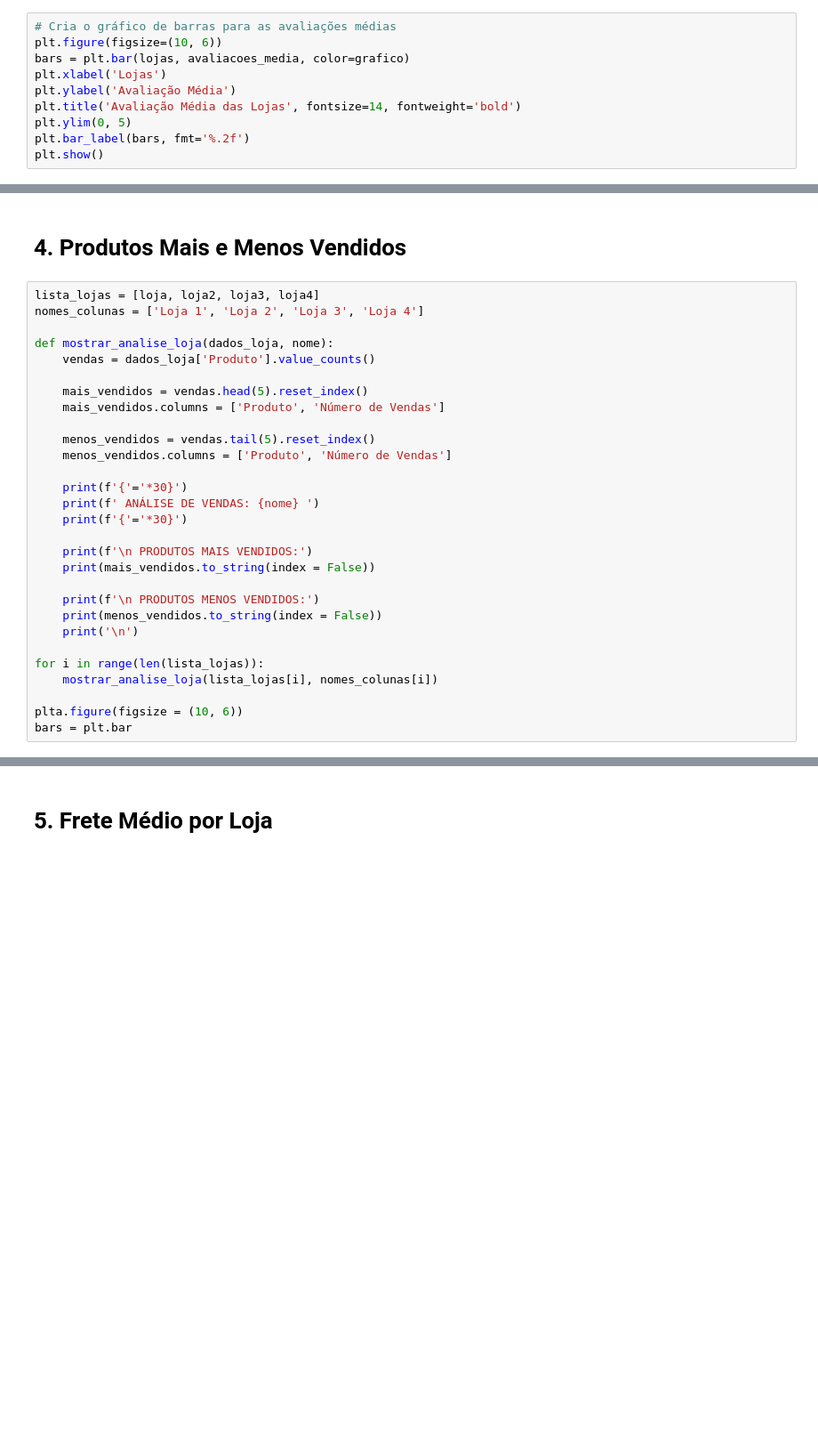
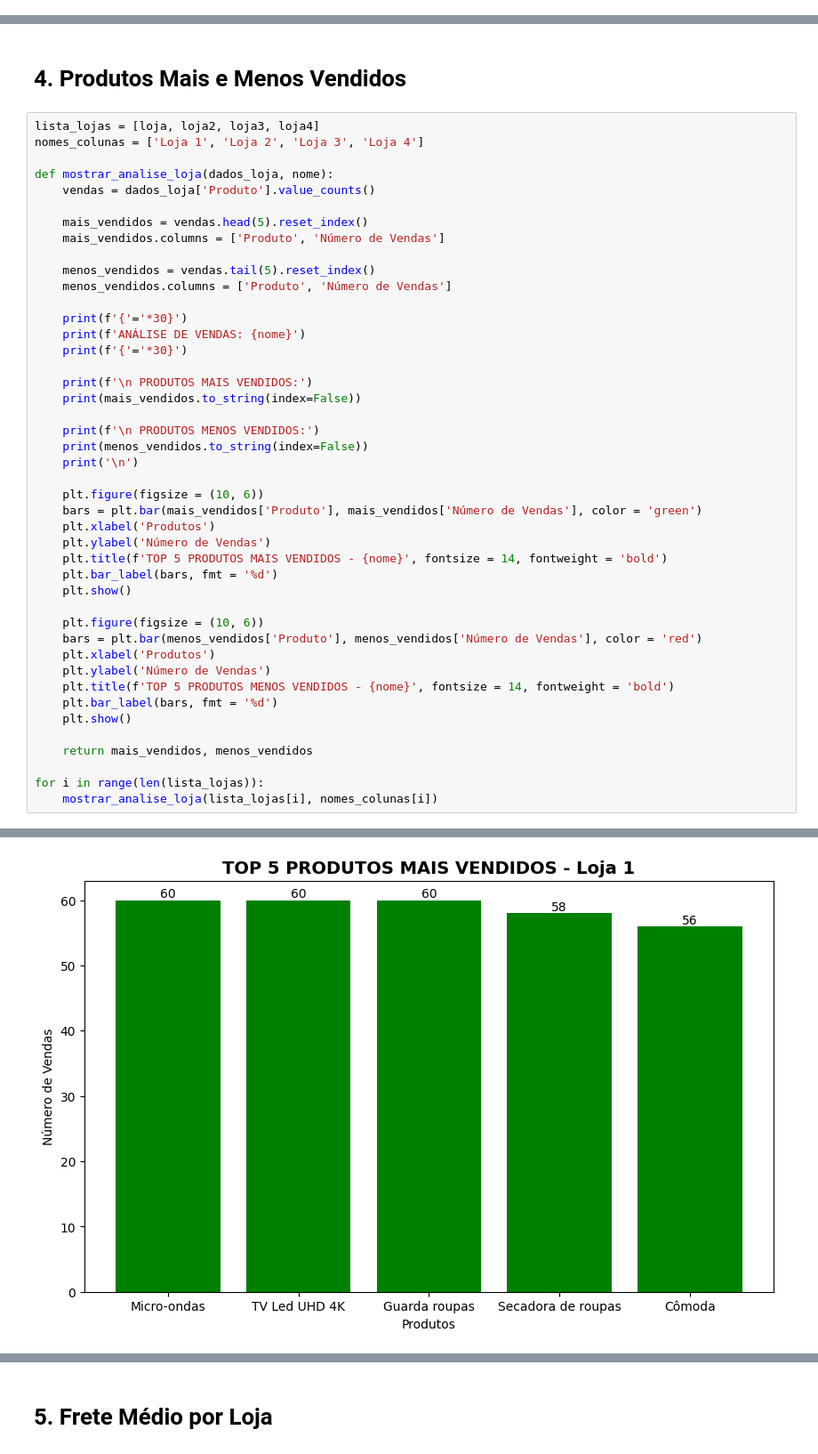
Before and after one commit to Rafael-Henrique07/challenge_alura_store, a Jupyter notebook: Alura_Store.ipynb, the cells around one changed output, grey strips where cells are left out. Shown at 89% size. Drawn from its saved outputs; the diff is of its cells as text; blank space fills up the shorter version.

```diff
--- a/Alura_Store.ipynb
+++ b/Alura_Store.ipynb
@@ -181,13 +180,3 @@ Avaliação Média Loja 1: 3.98
 Avaliação Média Loja 2: 4.04
 Avaliação Média Loja 3: 4.05
 Avaliação Média Loja 4: 4.00
-# %%
-# Cria o gráfico de barras para as avaliações médias
-plt.figure(figsize=(10, 6))
-bars = plt.bar(lojas, avaliacoes_media, color=grafico)
-plt.xlabel('Lojas')
-plt.ylabel('Avaliação Média')
-plt.title('Avaliação Média das Lojas', fontsize=14, fontweight='bold')
-plt.ylim(0, 5)
-plt.bar_label(bars, fmt='%.2f')
-plt.show()
@@ -239,20 +228,35 @@ def mostrar_analise_loja(dados_loja, nome):
     menos_vendidos.columns = ['Produto', 'Número de Vendas']
 
     print(f'{'='*30}')
-    print(f' ANÁLISE DE VENDAS: {nome} ')
+    print(f'ANÁLISE DE VENDAS: {nome}')
     print(f'{'='*30}')
 
     print(f'\n PRODUTOS MAIS VENDIDOS:')
-    print(mais_vendidos.to_string(index = False))
+    print(mais_vendidos.to_string(index=False))
 
     print(f'\n PRODUTOS MENOS VENDIDOS:')
-    print(menos_vendidos.to_string(index = False))
+    print(menos_vendidos.to_string(index=False))
     print('\n')
+
+    plt.figure(figsize = (10, 6))
+    bars = plt.bar(mais_vendidos['Produto'], mais_vendidos['Número de Vendas'], color = 'green')
+    plt.xlabel('Produtos')
+    plt.ylabel('Número de Vendas')
+    plt.title(f'TOP 5 PRODUTOS MAIS VENDIDOS - {nome}', fontsize = 14, fontweight = 'bold')
+    plt.bar_label(bars, fmt = '%d')
+    plt.show()
+
+    plt.figure(figsize = (10, 6))
+    bars = plt.bar(menos_vendidos['Produto'], menos_vendidos['Número de Vendas'], color = 'red')
+    plt.xlabel('Produtos')
+    plt.ylabel('Número de Vendas')
+    plt.title(f'TOP 5 PRODUTOS MENOS VENDIDOS - {nome}', fontsize = 14, fontweight = 'bold')
+    plt.bar_label(bars, fmt = '%d')
+    plt.show()
+
+    return mais_vendidos, menos_vendidos
 
 for i in range(len(lista_lojas)):
     mostrar_analise_loja(lista_lojas[i], nomes_colunas[i])
-
-plta.figure(figsize = (10, 6))
-bars = plt.bar
 # %% [output]
 ==============================
@@ -274,0 +281 @@ Ciência de dados com python                38
+[figure, added]
```
Also changed, not shown: parts of 5 cells of this notebook.
